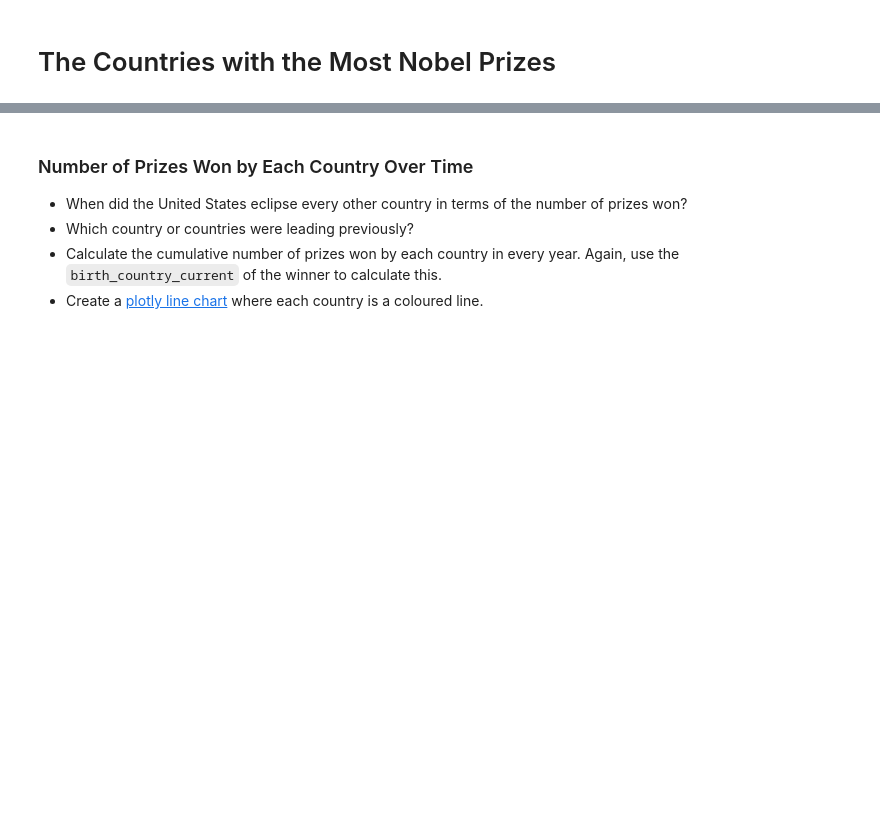
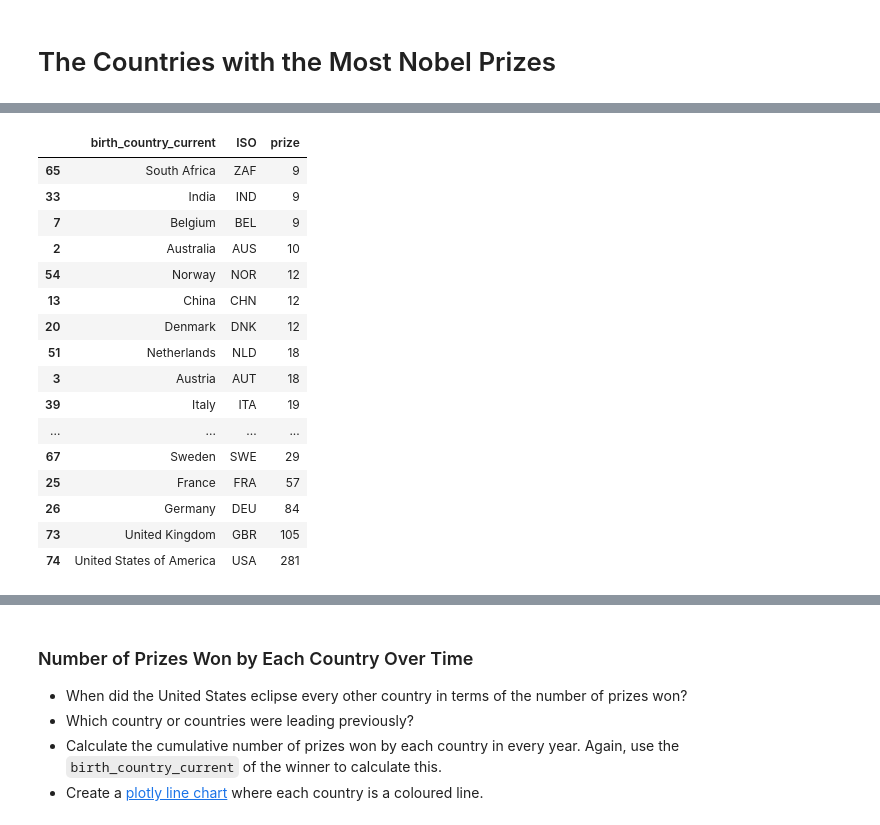
Before and after one commit to joboy-dev/Python-Projects, a Jupyter notebook: Advanced/Data Science/Nobel Prize Analysis/Nobel_Prize_Analysis_(start).ipynb, the cells around one changed output, grey strips where cells are left out. Saved outputs shown, nothing was run; the diff lists cells and outputs as text; code cells hidden in the pictures; blank space fills up the shorter version.

```diff
--- a/Advanced/Data Science/Nobel Prize Analysis/Nobel_Prize_Analysis_(start).ipynb
+++ b/Advanced/Data Science/Nobel Prize Analysis/Nobel_Prize_Analysis_(start).ipynb
@@ -510,3 +543,24 @@ plt.show()
 * Experiment with [plotly's available colours](https://plotly.com/python/builtin-colorscales/). I quite like the sequential colour `matter` on this map.
 
 Hint: You'll need to use a 3 letter country code for each country.
+# %%
+countries_df = df_data.groupby(['birth_country_current', 'ISO'], as_index=False).agg({'prize': pd.Series.count}).sort_values('prize', ascending=False).head(20)[::-1]
+countries_df
+# %% [output]
+|  | birth_country_current | ISO | prize |
+| 65 | South Africa | ZAF | 9 |
+| 33 | India | IND | 9 |
+| 7 | Belgium | BEL | 9 |
+| 2 | Australia | AUS | 10 |
+| 54 | Norway | NOR | 12 |
+| 13 | China | CHN | 12 |
+| 20 | Denmark | DNK | 12 |
+| 51 | Netherlands | NLD | 18 |
+| 3 | Austria | AUT | 18 |
+| 39 | Italy | ITA | 19 |
+| ... | ... | ... | ... |
+| 67 | Sweden | SWE | 29 |
+| 25 | France | FRA | 57 |
+| 26 | Germany | DEU | 84 |
+| 73 | United Kingdom | GBR | 105 |
+| 74 | United States of America | USA | 281 |
```
Also changed, not shown: parts of 10 cells of this notebook.
